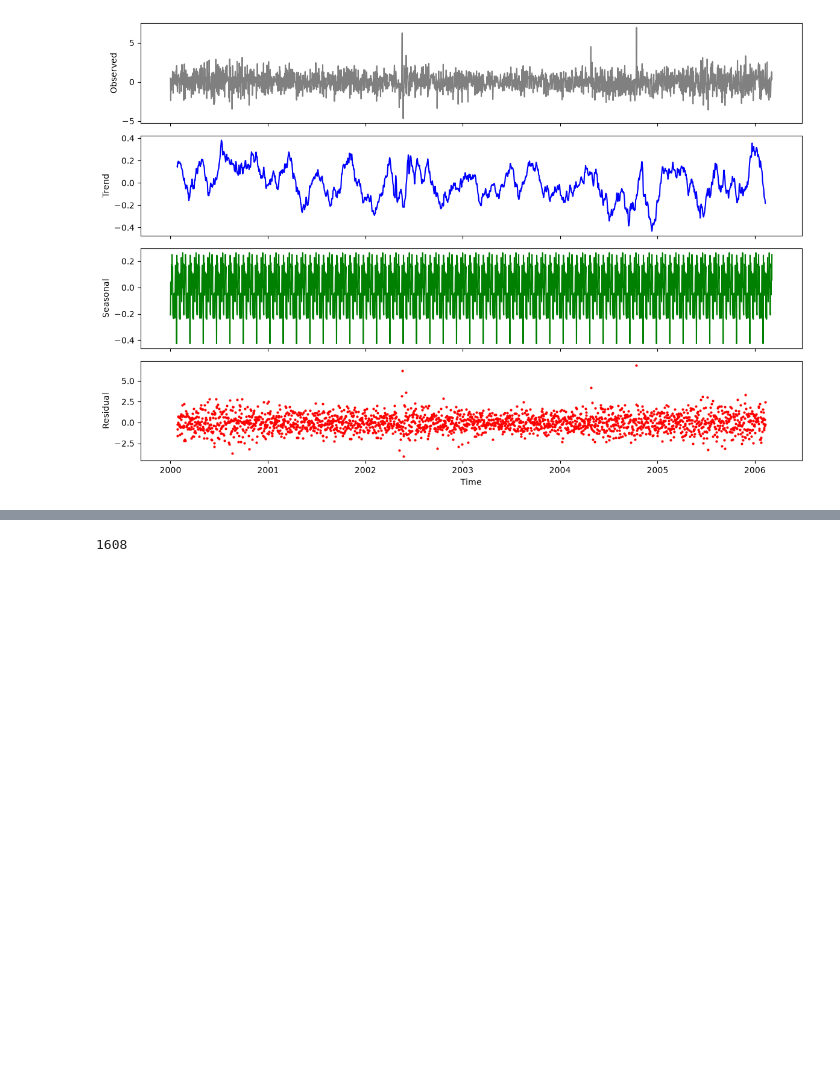
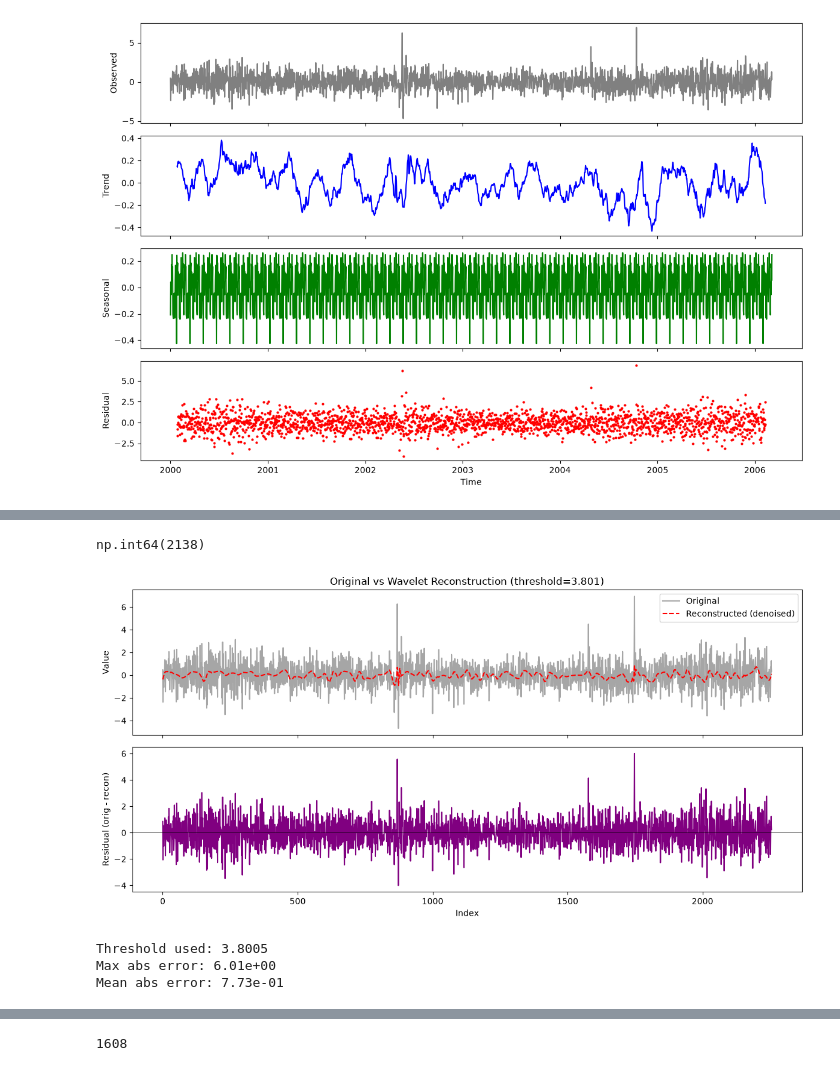
Before and after one commit to SkepticMusafir/breakdown, a Jupyter notebook: files/fourier_transform.ipynb, the cells around one changed output, grey strips where cells are left out. Cells and saved outputs as stored; diff of their text form; code cells hidden in the pictures; blank space fills up the shorter version.

```diff
--- a/files/fourier_transform.ipynb
+++ b/files/fourier_transform.ipynb
@@ -208,0 +270,56 @@ plt.show()
+# %%
+tau = len(train_data[110][1]) + train_data[110][3]
+
+tau
+# %% [output]
+np.int64(2138)
+# %%
+import pywt
+import numpy as np
+
+time_series_data_arr = time_series_data.to_numpy().copy()
+arr = time_series_data_arr
+
+wavelet = 'db4'
+level = 4
+
+coeffs = pywt.wavedec(arr, wavelet=wavelet, level=level)
+approx, *details = coeffs  # approximation + detail coefficients per level
+
+# --- Thresholding: this is what actually changes the reconstruction ---
+# Universal threshold (VisuShrink), estimated from the finest detail level's noise
+sigma = np.median(np.abs(details[-1])) / 0.6745
+threshold = sigma * np.sqrt(2 * np.log(len(arr)))
+
+coeffs_thresholded = [approx] + [
+    pywt.threshold(d, value=threshold, mode='soft') for d in details
+]
+
+reconstructed = pywt.waverec(coeffs_thresholded, wavelet=wavelet)
+reconstructed = reconstructed[:len(arr)]
+
+fig, axes = plt.subplots(2, 1, figsize=(12, 6), sharex=True)
+
+axes[0].plot(arr, color='gray', label='Original', alpha=0.7)
+axes[0].plot(reconstructed, color='red', linestyle='--', label='Reconstructed (denoised)')
+axes[0].set_ylabel('Value')
+axes[0].legend()
+axes[0].set_title(f'Original vs Wavelet Reconstruction (threshold={threshold:.3f})')
+
+residual = arr - reconstructed
+axes[1].plot(residual, color='purple')
+axes[1].axhline(0, color='black', linewidth=0.5)
+axes[1].set_ylabel('Residual (orig - recon)')
+axes[1].set_xlabel('Index')
+
+plt.tight_layout()
+plt.show()
+
+print(f"Threshold used: {threshold:.4f}")
+print(f"Max abs error: {np.max(np.abs(residual)):.2e}")
+print(f"Mean abs error: {np.mean(np.abs(residual)):.2e}")
+# %% [output]
+[figure, added]
+Threshold used: 3.8005
+Max abs error: 6.01e+00
+Mean abs error: 7.73e-01
```
Also changed, not shown: parts of 5 cells of this notebook.
